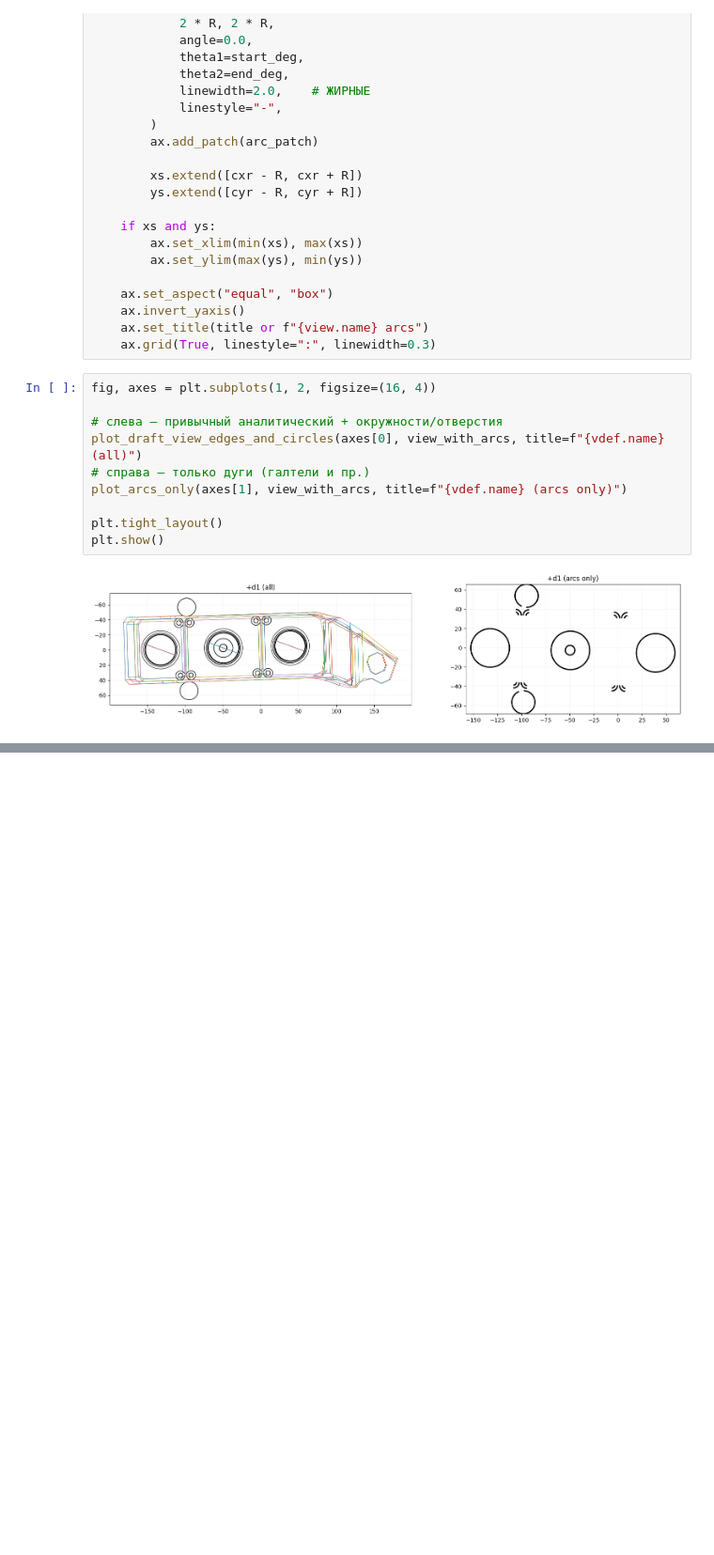
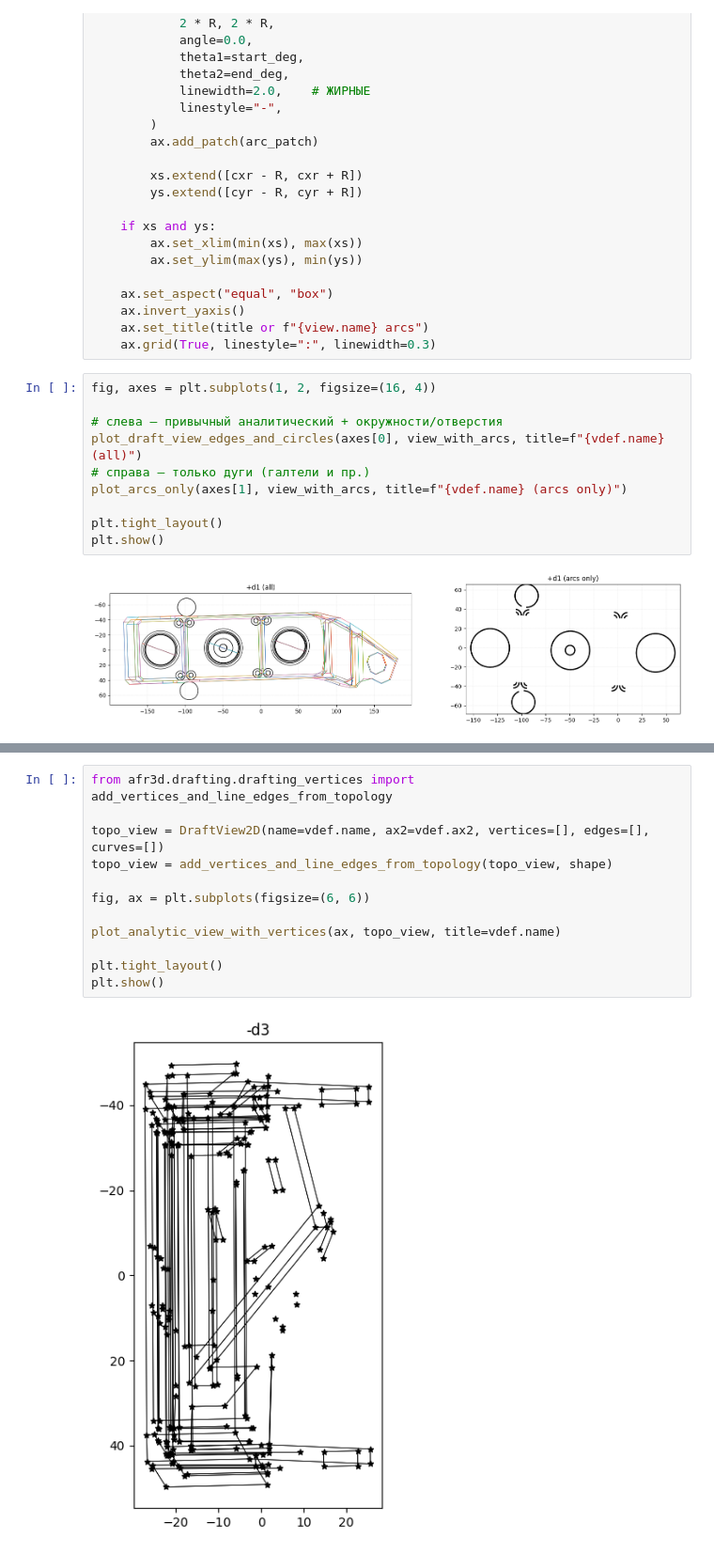
Before and after one commit to borisyich/make_drafting, a Jupyter notebook: notebooks/03_analytic_views.ipynb, the cells around one changed output, grey strips where cells are left out. Shown at 94% size. Cells and saved outputs as stored; diff of their text form; blank space fills up the shorter version.

```diff
--- a/notebooks/03_analytic_views.ipynb
+++ b/notebooks/03_analytic_views.ipynb
@@ -330,0 +439,14 @@ plt.show()
+# %%
+from afr3d.drafting.drafting_vertices import add_vertices_and_line_edges_from_topology
+
+topo_view = DraftView2D(name=vdef.name, ax2=vdef.ax2, vertices=[], edges=[], curves=[])
+topo_view = add_vertices_and_line_edges_from_topology(topo_view, shape)
+
+fig, ax = plt.subplots(figsize=(6, 6))
+
+plot_analytic_view_with_vertices(ax, topo_view, title=vdef.name)
+
+plt.tight_layout()
+plt.show()
+# %% [output]
+[figure, added]
```
Also changed, not shown: parts of 6 cells of this notebook, 5 other files.
